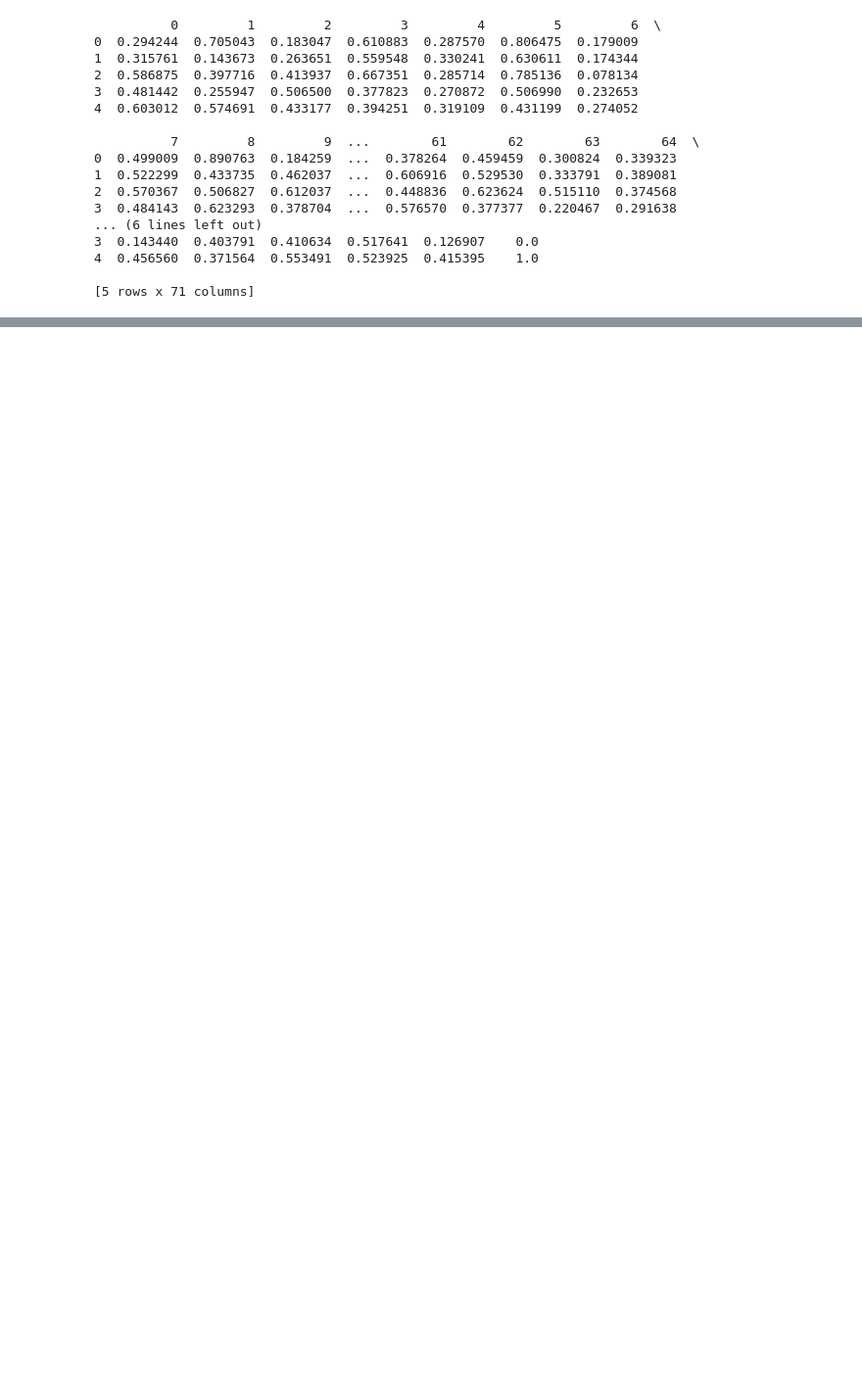
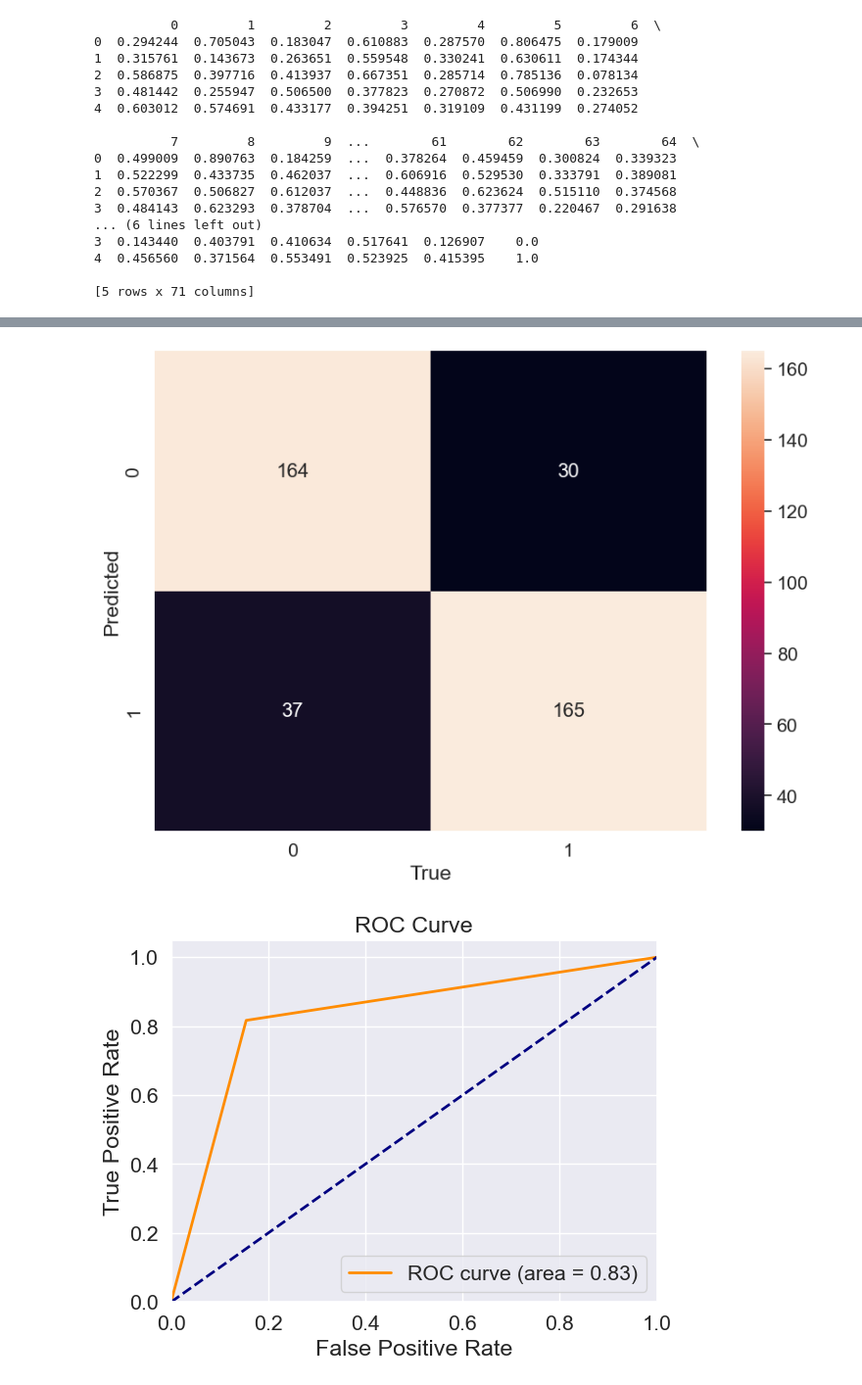
Before and after one commit to joeldelcastillo/p7-ann, a Jupyter notebook: main.ipynb, the cells around one changed output, grey strips where cells are left out. Shown: that part at 98% size. Cells and saved outputs as stored; diff of their text form; code cells hidden in the pictures; blank space fills up the shorter version.

Commit message:
Try model MLPClassifier to improve AUC

```diff
--- a/main.ipynb
+++ b/main.ipynb
@@ -479,0 +466,78 @@ plt.show()
+# %%
+# Encontrar el modelo con el mayor valor promedio de AUC
+best_model_row = data_frame.loc[data_frame['AUC'].idxmax()]
+best_topology = int(best_model_row['Topology'])
+best_learning_rate = best_model_row['Learning Rate']
+best_epoch = int(best_model_row['Epoch'])
+
+x_train, y_train, x_test, y_test = train_test_split(x_scaled, y, test_size=0.2, random_state=42)
+
+# Crear el mejor modelo con los parámetros encontrados
+best_topology_params = topologies[best_topology - 1]
+best_hidden_layer_sizes = tuple(layer['neurons'] for layer in best_topology_params['hidden_layers'])
+best_activation_function = best_topology_params['activation_function']
+
+best_model = MLPClassifier(learning_rate_init=best_learning_rate,
+                           hidden_layer_sizes=best_hidden_layer_sizes,
+                           max_iter=best_epoch,
+                           solver='sgd',
+                           random_state=42,
+                           activation=best_activation_function)
+
+
+# Entrenar el mejor modelo con todos los datos de entrenamiento
+best_model.fit(x_scaled, y)
+
+# 3. Mostrar la matriz de confusión obtenida para el modelo seleccionado
+y_pred = best_model.predict(x_scaled)
+conf_matrix = confusion_matrix(y, y_pred)
+print("Matriz de Confusión:")
+print(conf_matrix)
+
+print("AUC", roc_auc_score(y, y_pred))
+
+# # Plot Confusion Matrix
+plt.figure(figsize=(10,7))
+sns.set(font_scale=1.4)  # for label size
+sns.heatmap(conf_matrix, annot=True, annot_kws={"size": 16}, fmt='g')
+plt.xlabel('True')
+plt.ylabel('Predicted')
+plt.show()
+
+# 4. Mostrar el plot del área bajo la curva ROC para el modelo seleccionado
+fpr, tpr, _ = roc_curve(y, y_pred)
+roc_auc = auc(fpr, tpr)
+plt.figure()
+lw = 2
+plt.plot(fpr, tpr, color='darkorange', lw=lw, label='ROC curve (area = %0.2f)' % roc_auc)
+plt.plot([0, 1], [0, 1], color='navy', lw=lw, linestyle='--')
+plt.xlim([0.0, 1.0])
+plt.ylim([0.0, 1.05])
+plt.xlabel('False Positive Rate')
+plt.ylabel('True Positive Rate')
+plt.title('ROC Curve')
+plt.legend(loc="lower right")
+plt.show()
+
+# 5. Mostrar un plot de (precision vs recall) para el modelo seleccionado
+precision, recall, thresholds = precision_recall_curve(y, y_pred)
+plt.figure()
+plt.plot(recall, precision, color='blue', lw=lw)
+plt.xlim([0.0, 1.0])
+plt.ylim([0.0, 1.05])
+plt.xlabel('Recall')
+plt.ylabel('Precision')
+plt.title('Precision vs Recall')
+plt.show()
+
+# 6. Mostrar un plot de mean of loss function vs epochs para el modelo seleccionado
+loss_values = best_model.loss_curve_
+plt.figure(figsize=(8, 6))
+plt.plot(loss_values, color='blue', linewidth=2, label='Loss')
+plt.xlabel('Epochs')
+plt.ylabel('Loss')
+plt.title('Loss vs. Epochs')
+plt.legend()
+plt.grid(True)
+plt.show()
+# %% [output]
@@ -479,0 +548,2 @@ plt.show()
+[figure, added]
+[figure, added]
```
Also changed, not shown: parts of 8 cells of this notebook.
